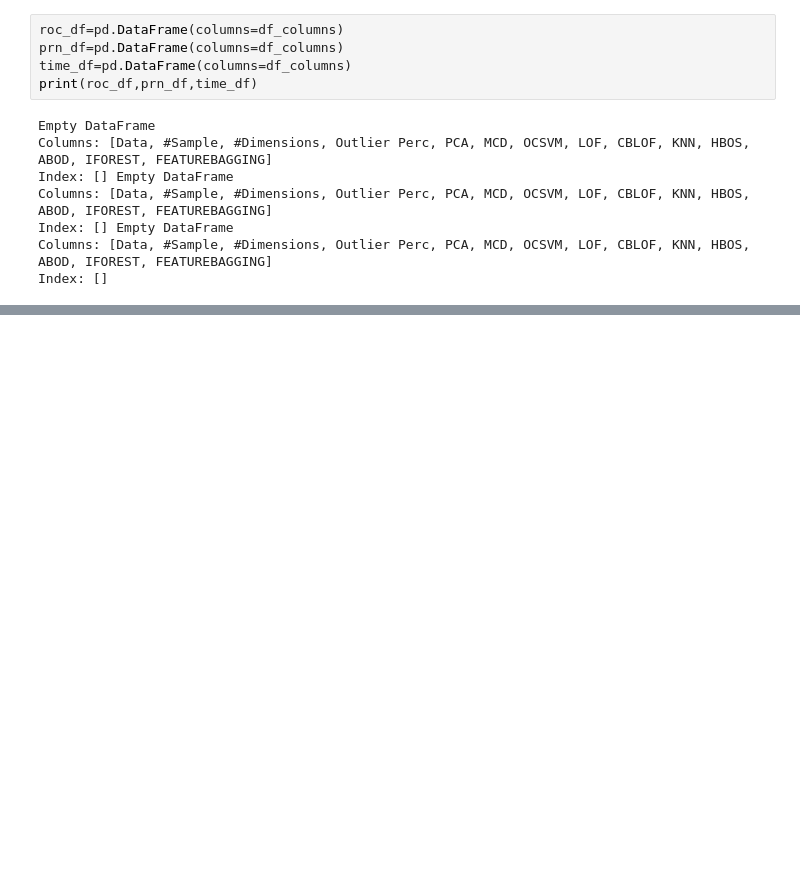
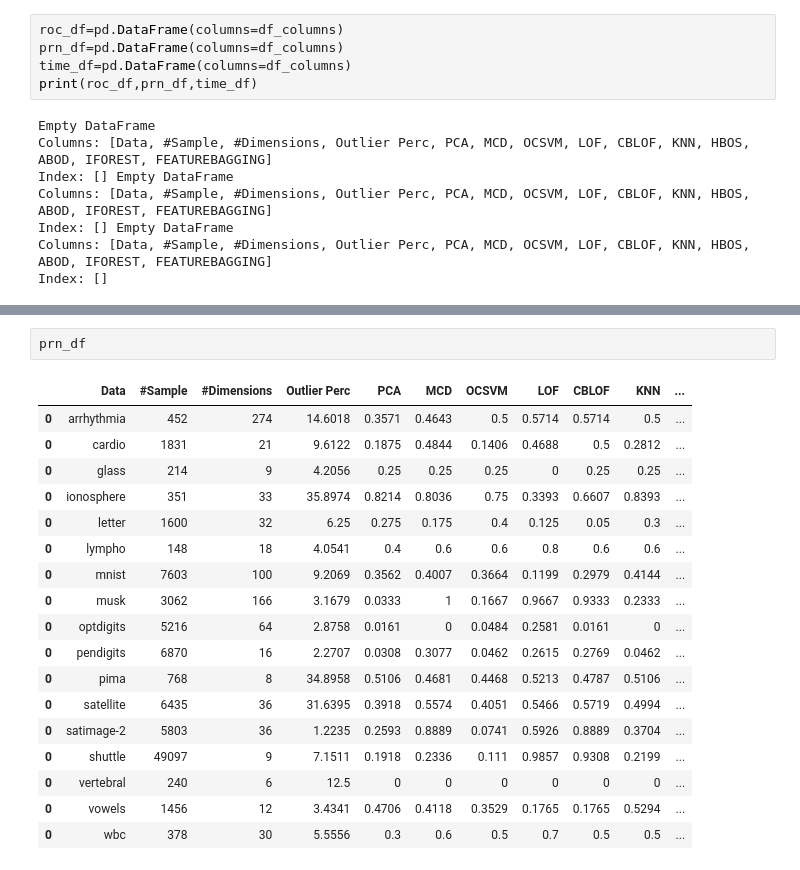
Before and after one commit to shamitha-10/Letsupgrade-AI-ML, a Jupyter notebook: project/anamoly detection.ipynb, the cells around one changed output, grey strips where cells are left out. Cells and saved outputs as stored; diff of their text form; blank space fills up the shorter version.

```diff
--- a/project/anamoly detection.ipynb
+++ b/project/anamoly detection.ipynb
@@ -216,0 +220,21 @@ time_df
+# %%
+prn_df
+# %% [output]
+|  | Data | #Sample | #Dimensions | Outlier Perc | PCA | MCD | OCSVM | LOF | CBLOF | KNN | ... |
+| 0 | arrhythmia | 452 | 274 | 14.6018 | 0.3571 | 0.4643 | 0.5 | 0.5714 | 0.5714 | 0.5 | ... |
+| 0 | cardio | 1831 | 21 | 9.6122 | 0.1875 | 0.4844 | 0.1406 | 0.4688 | 0.5 | 0.2812 | ... |
+| 0 | glass | 214 | 9 | 4.2056 | 0.25 | 0.25 | 0.25 | 0 | 0.25 | 0.25 | ... |
+| 0 | ionosphere | 351 | 33 | 35.8974 | 0.8214 | 0.8036 | 0.75 | 0.3393 | 0.6607 | 0.8393 | ... |
+| 0 | letter | 1600 | 32 | 6.25 | 0.275 | 0.175 | 0.4 | 0.125 | 0.05 | 0.3 | ... |
+| 0 | lympho | 148 | 18 | 4.0541 | 0.4 | 0.6 | 0.6 | 0.8 | 0.6 | 0.6 | ... |
+| 0 | mnist | 7603 | 100 | 9.2069 | 0.3562 | 0.4007 | 0.3664 | 0.1199 | 0.2979 | 0.4144 | ... |
+| 0 | musk | 3062 | 166 | 3.1679 | 0.0333 | 1 | 0.1667 | 0.9667 | 0.9333 | 0.2333 | ... |
+| 0 | optdigits | 5216 | 64 | 2.8758 | 0.0161 | 0 | 0.0484 | 0.2581 | 0.0161 | 0 | ... |
+| 0 | pendigits | 6870 | 16 | 2.2707 | 0.0308 | 0.3077 | 0.0462 | 0.2615 | 0.2769 | 0.0462 | ... |
+| 0 | pima | 768 | 8 | 34.8958 | 0.5106 | 0.4681 | 0.4468 | 0.5213 | 0.4787 | 0.5106 | ... |
+| 0 | satellite | 6435 | 36 | 31.6395 | 0.3918 | 0.5574 | 0.4051 | 0.5466 | 0.5719 | 0.4994 | ... |
+| 0 | satimage-2 | 5803 | 36 | 1.2235 | 0.2593 | 0.8889 | 0.0741 | 0.5926 | 0.8889 | 0.3704 | ... |
+| 0 | shuttle | 49097 | 9 | 7.1511 | 0.1918 | 0.2336 | 0.111 | 0.9857 | 0.9308 | 0.2199 | ... |
+| 0 | vertebral | 240 | 6 | 12.5 | 0 | 0 | 0 | 0 | 0 | 0 | ... |
+| 0 | vowels | 1456 | 12 | 3.4341 | 0.4706 | 0.4118 | 0.3529 | 0.1765 | 0.1765 | 0.5294 | ... |
+| 0 | wbc | 378 | 30 | 5.5556 | 0.3 | 0.6 | 0.5 | 0.7 | 0.5 | 0.5 | ... |
```
Also changed, not shown: parts of 7 cells of this notebook, 3 other files.
